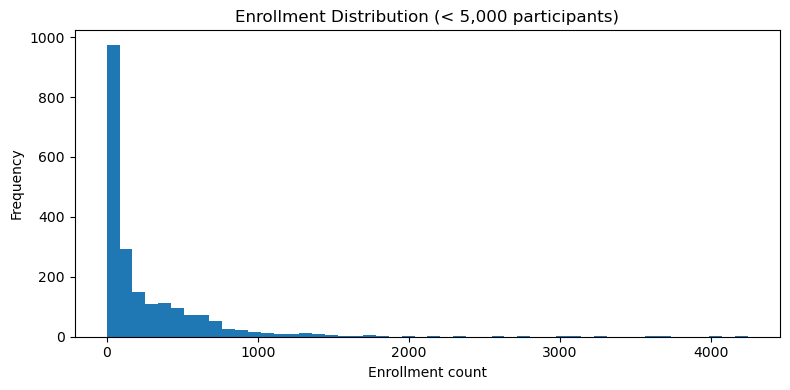
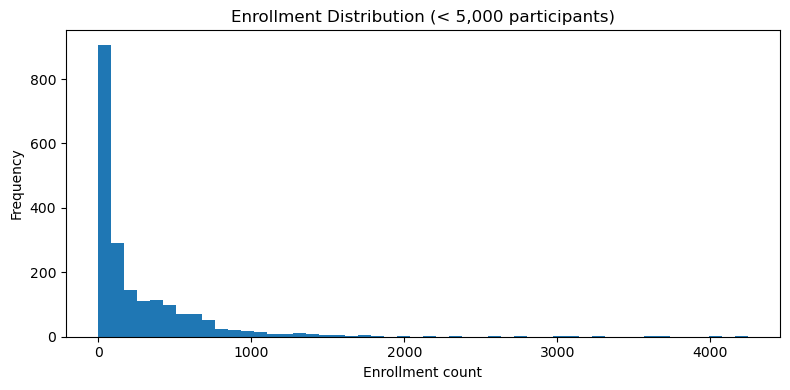
The change to this notebook cell's code, shown as a diff; its figure went from the first image to the second:
--- before
+++ after
@@ -1,4 +1,4 @@
 enrollment = df['enrollment'].dropna()
-enrollment[enrollment < 5000].plot(
+enrollment[(enrollment < 5000)].plot(
     kind='hist', bins=50, figsize=(8, 4),
     title='Enrollment Distribution (< 5,000 participants)'
@@ -8,2 +8,3 @@
 plt.show()
 print(enrollment.describe())
+print(f"Number of studies with 0 enrollment: {(enrollment == 0).sum()}")

Commit: improving graphs, adding outcomes data